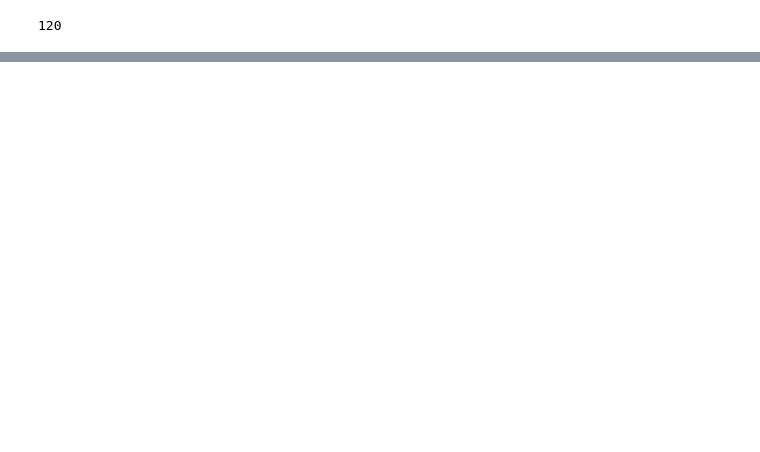
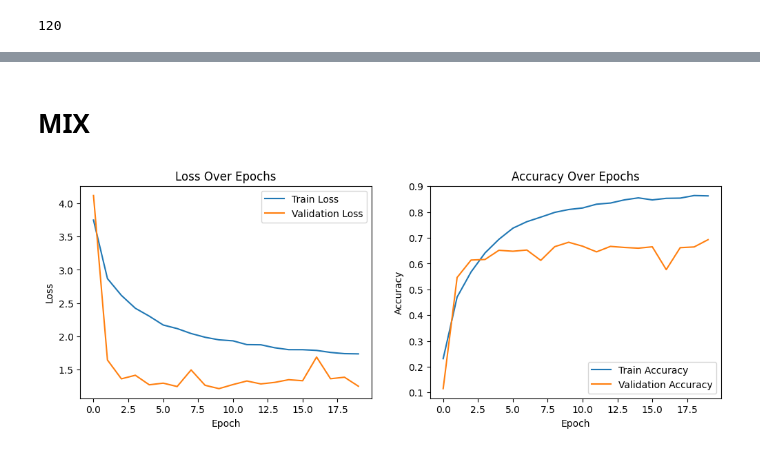
Before and after one commit to dudnjsckrgo/aiffel_quest, a Jupyter notebook: GoingDeeper(CV)_RS7_02/Quest.ipynb, the cells around one changed output, grey strips where cells are left out. Cells and saved outputs as stored; diff of their text form; code cells hidden in the pictures; blank space fills up the shorter version.

```diff
--- a/GoingDeeper(CV)_RS7_02/Quest.ipynb
+++ b/GoingDeeper(CV)_RS7_02/Quest.ipynb
@@ -378,7 +407,19 @@ aug_resnet50.compile(
     optimizer=tf.keras.optimizers.SGD(lr=0.01),
     metrics=['accuracy'],
 )
-
+# 체크포인트 콜백 설정
+checkpoint_path = "aug_resnet50.h5"
+checkpoint = ModelCheckpoint(
+    filepath=checkpoint_path,
+    save_best_only=True,
+    save_weights_only=False,
+    monitor='val_accuracy',
+    mode='max',
+    verbose=1
+)
+log_dir = os.path.join("logs", "fit", "aug_resnet50")
+# TensorBoard 콜백
+tensorboard_callback = TensorBoard(log_dir=log_dir, histogram_freq=1)
 history_resnet50_aug = aug_resnet50.fit(
     ds_train_aug, # augmentation 적용한 데이터셋 사용
     steps_per_epoch=int(ds_info.splits['train'].num_examples/16),
@@ -387,4 +428,5 @@ history_resnet50_aug = aug_resnet50.fit(
     validation_data=ds_test,
     verbose=1,
     use_multiprocessing=True,
+    callbacks=[checkpoint,tensorboard_callback]
 )
@@ -391,5 +452,5 @@ history_resnet50_aug = aug_resnet50.fit(
 # %%
-aug_mix_resnet50 = keras.models.Sequential([
+mix_resnet50 = keras.models.Sequential([
     keras.applications.resnet.ResNet50(
         include_top=False,
         weights='imagenet',
@@ -398,18 +459,30 @@ aug_mix_resnet50 = keras.models.Sequential([
     ),
     keras.layers.Dense(num_classes, activation='softmax')
 ])
-aug_mix_resnet50.compile(
+# 체크포인트 콜백 설정
+checkpoint_path = "mix_resnet50.h5"
+checkpoint = ModelCheckpoint(
+    filepath=checkpoint_path,
+    save_best_only=True,
+    save_weights_only=False,
+    monitor='val_accuracy',
+    mode='max',
+    verbose=1
+)
+
+mix_resnet50.compile(
     loss='categorical_crossentropy',
     optimizer=tf.keras.optimizers.SGD(lr=0.01),
     metrics=['accuracy'],
 )
 
-history_resnet50_aug_mix = aug_mix_resnet50.fit(
-    ds_train_aug_mixup, # augmentation 적용한 데이터셋 사용
+history_resnet50_mix = mix_resnet50.fit(
+    ds_train_no_aug_mixup, # augmentation 적용한 데이터셋 사용
     steps_per_epoch=int(ds_info.splits['train'].num_examples/16),
     validation_steps=int(ds_info.splits['test'].num_examples/16),
     epochs=EPOCH,
     validation_data=ds_test,
     verbose=1,
     use_multiprocessing=True,
+    callbacks=[checkpoint,tensorboard_callback]
 )
@@ -482,0 +593,6 @@ print('=3')
+# %% [markdown]
+# MIX
+# %%
+history_graph.plot_history(history_resnet50_mix)
+# %% [output]
+[figure, added]
```
Also changed, not shown: parts of 40 cells of this notebook.
